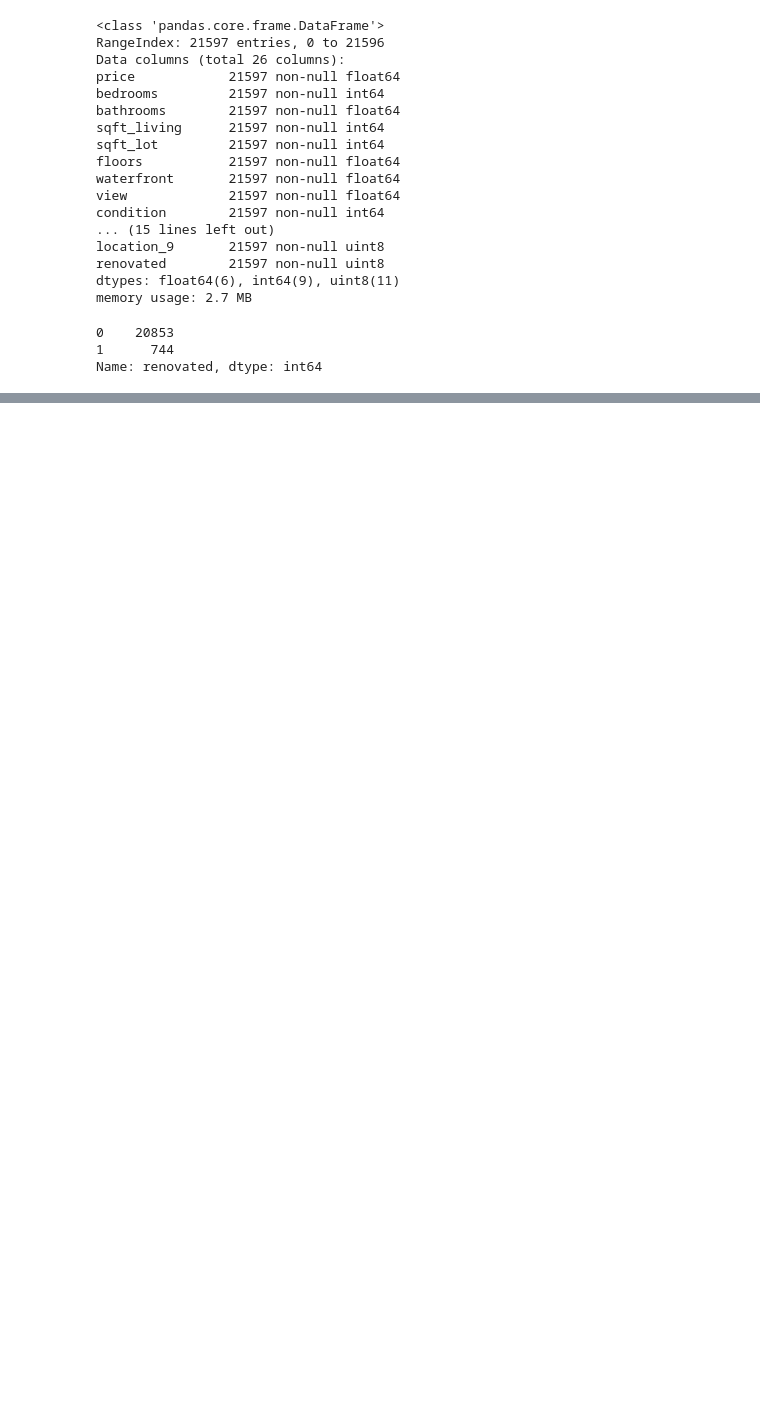
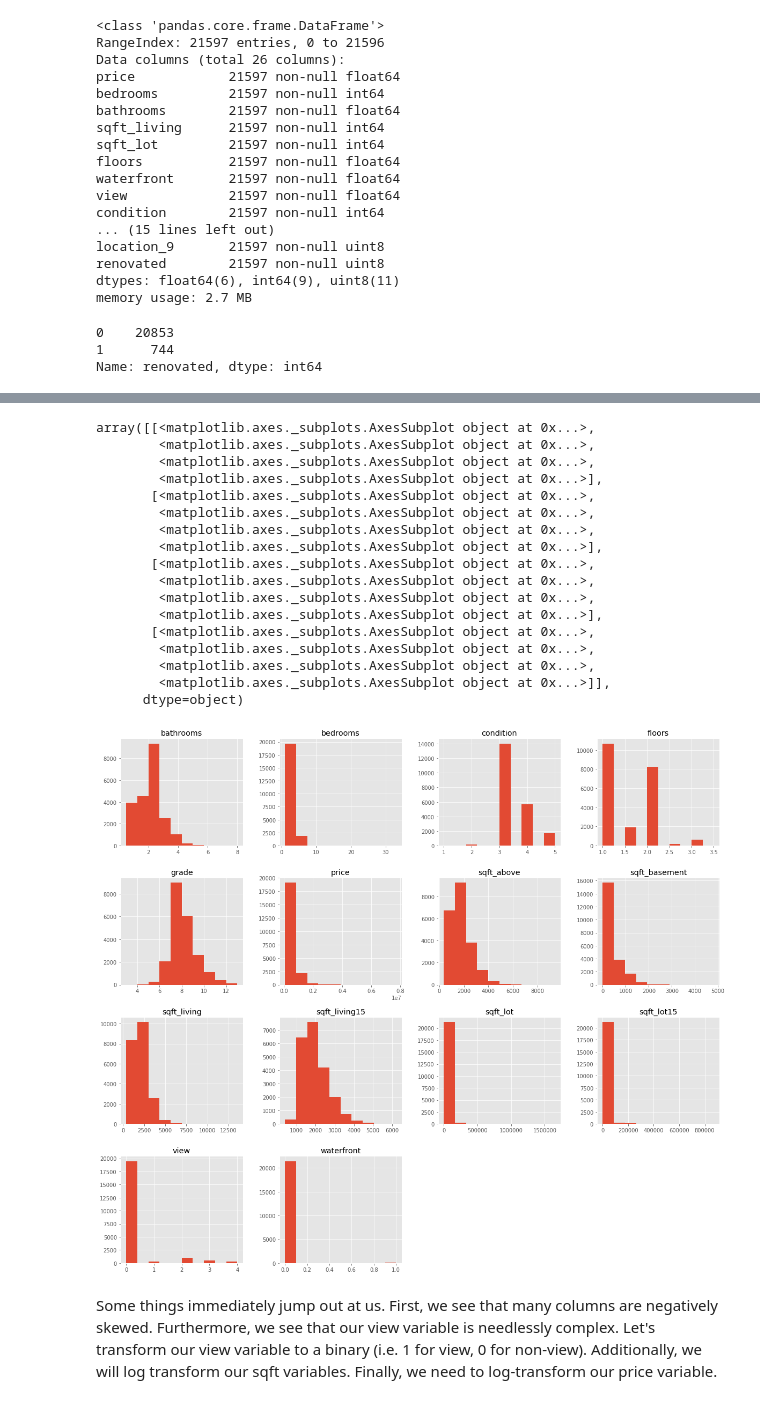
Before and after one commit to arcaputo3/dsc-1-final-project-online-ds-sp-000, a Jupyter notebook: student.ipynb, the cells around one changed output, grey strips where cells are left out. Saved outputs shown, nothing was run; the diff lists cells and outputs as text; code cells hidden in the pictures; blank space fills up the shorter version.

```diff
--- a/student.ipynb
+++ b/student.ipynb
@@ -353,0 +449,23 @@ Name: renovated, dtype: int64
+# %%
+df_num.hist(figsize=(20, 18))
+# %% [output]
+array([[<matplotlib.axes._subplots.AxesSubplot object at 0x...>,
+        <matplotlib.axes._subplots.AxesSubplot object at 0x...>,
+        <matplotlib.axes._subplots.AxesSubplot object at 0x...>,
+        <matplotlib.axes._subplots.AxesSubplot object at 0x...>],
+       [<matplotlib.axes._subplots.AxesSubplot object at 0x...>,
+        <matplotlib.axes._subplots.AxesSubplot object at 0x...>,
+        <matplotlib.axes._subplots.AxesSubplot object at 0x...>,
+        <matplotlib.axes._subplots.AxesSubplot object at 0x...>],
+       [<matplotlib.axes._subplots.AxesSubplot object at 0x...>,
+        <matplotlib.axes._subplots.AxesSubplot object at 0x...>,
+        <matplotlib.axes._subplots.AxesSubplot object at 0x...>,
+        <matplotlib.axes._subplots.AxesSubplot object at 0x...>],
+       [<matplotlib.axes._subplots.AxesSubplot object at 0x...>,
+        <matplotlib.axes._subplots.AxesSubplot object at 0x...>,
+        <matplotlib.axes._subplots.AxesSubplot object at 0x...>,
+        <matplotlib.axes._subplots.AxesSubplot object at 0x...>]],
+      dtype=object)
+[figure, added]
+# %% [markdown]
+Some things immediately jump out at us. First, we see that many columns are negatively skewed. Furthermore, we see that our view variable is needlessly complex. Let's transform our view variable to a binary (i.e. 1 for view, 0 for non-view). Additionally, we will log transform our sqft variables. Finally, we need to log-transform our price variable.
```
Also changed, not shown: parts of 64 cells of this notebook.
